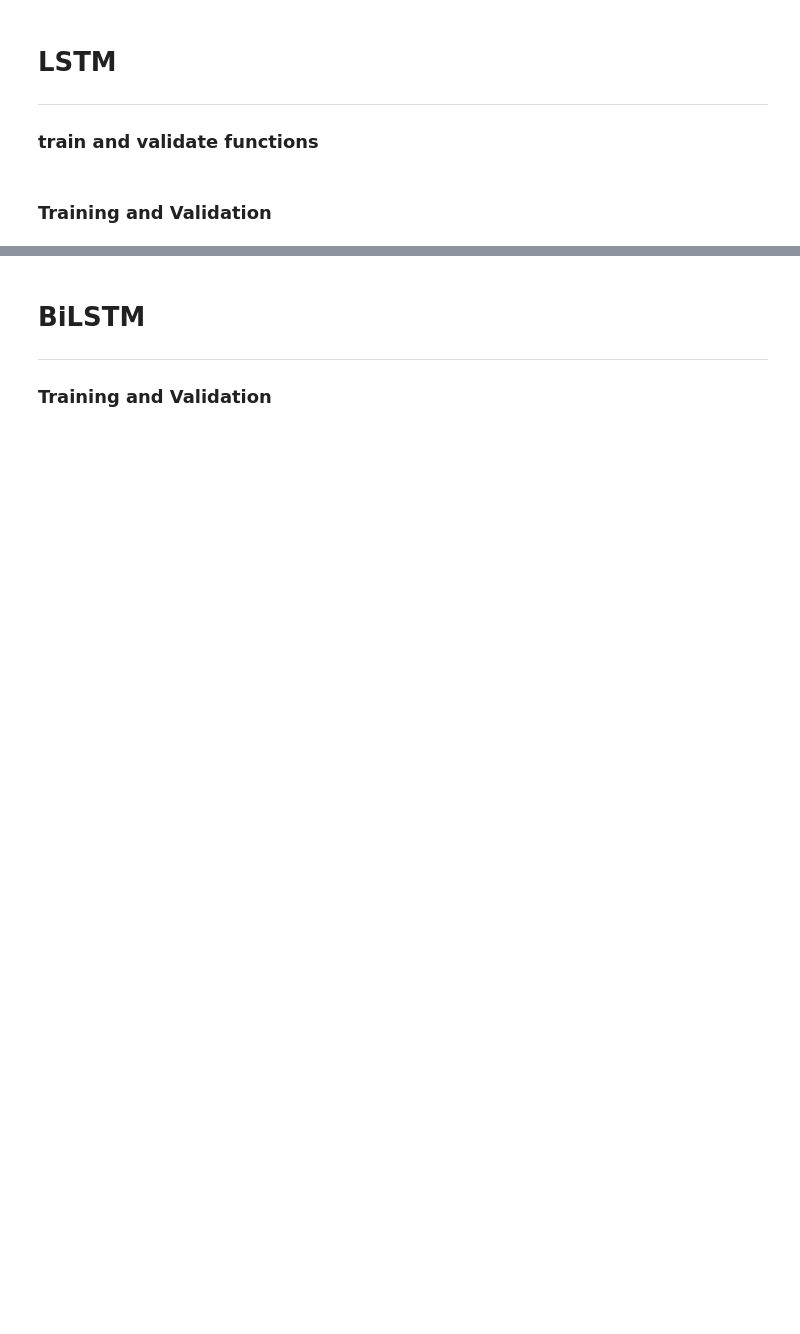
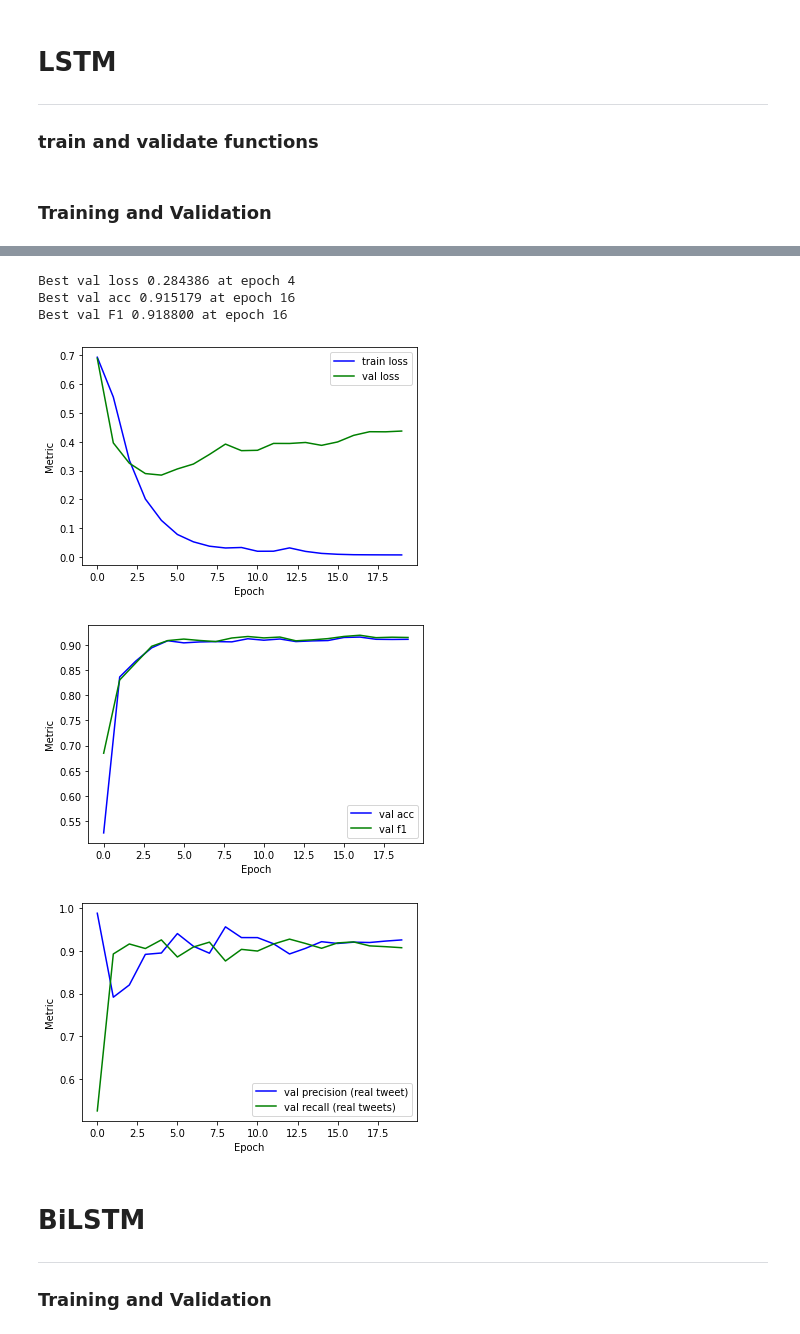
Before and after one commit to andreimesina/covid19-fake-news-detection, a Jupyter notebook: covid19_fake_news_detection.ipynb, the cells around one changed output, grey strips where cells are left out. Drawn from its saved outputs; the diff is of its cells as text; code cells hidden in the pictures; blank space fills up the shorter version.

```diff
--- a/covid19_fake_news_detection.ipynb
+++ b/covid19_fake_news_detection.ipynb
@@ -855,3 +989,21 @@ plot_metrics(val_prec, val_recall, 'val precision (real tweet)', 'val recall (re
+# %%
+min_epoch = np.argmin(val_loss)
+max_epoch_acc = np.argmax(val_acc)
+max_epoch_f1 = np.argmax(val_f1)
+print("Best val loss %f at epoch %d" % (val_loss[min_epoch], min_epoch))
+print("Best val acc %f at epoch %d" % (np.max(val_acc), max_epoch_acc))
+print("Best val F1 %f at epoch %d" % (np.max(val_f1), max_epoch_f1))
+
+plot_metrics(train_loss, val_loss, 'train loss', 'val loss')
+plot_metrics(val_acc, val_f1, 'val acc', 'val f1')
+plot_metrics(val_prec, val_recall, 'val precision (real tweet)', 'val recall (real tweets)')
+# %% [output]
+Best val loss 0.284386 at epoch 4
+Best val acc 0.915179 at epoch 16
+Best val F1 0.918800 at epoch 16
+[figure, added]
+[figure, added]
+[figure, added]
 # %% [markdown]
 # BiLSTM
 
```
Also changed, not shown: parts of 15 cells of this notebook.
